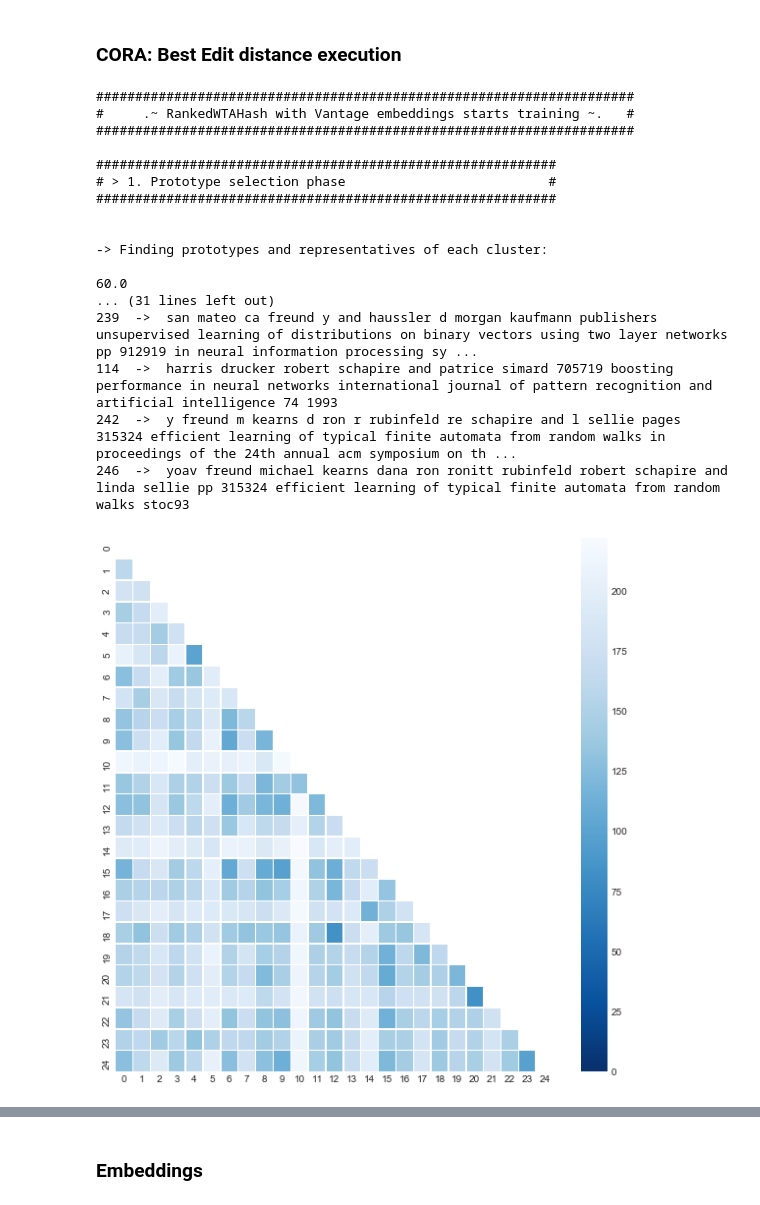
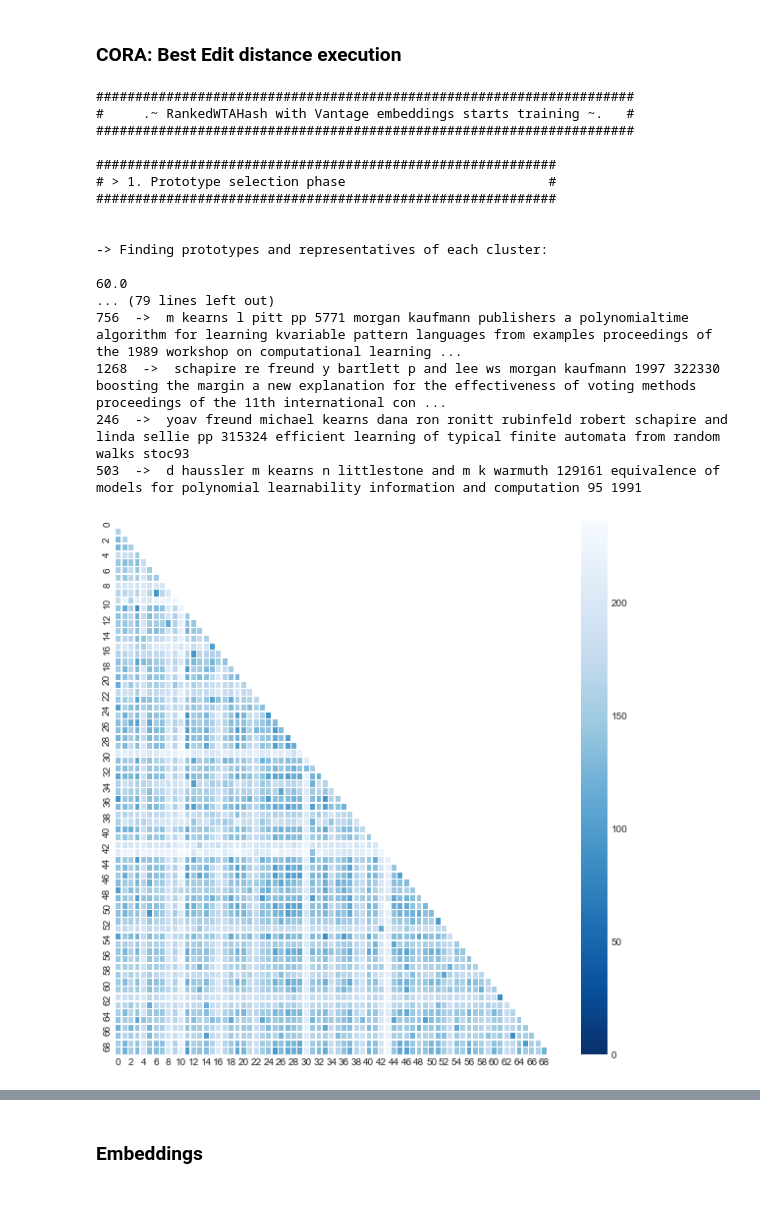
Before and after one commit to Nikoletos-K/WinnER, a Jupyter notebook: EntireDatasetJupyter-Current.ipynb, the cells around one changed output, grey strips where cells are left out. Saved outputs shown, nothing was run; the diff lists cells and outputs as text; code cells hidden in the pictures.

```diff
--- a/EntireDatasetJupyter-Current.ipynb
+++ b/EntireDatasetJupyter-Current.ipynb
@@ -1233,7 +1231,7 @@ ngramms= 3                                  # If jaccard used, n-gramms are used
 jaccard_withchars = False                    # n-gramms either of chars and either of words
 
 # Prototype selection
-max_numberOf_clusters= 100                  # Νumber of loops for finding representatives, it is an upper bound of clusters.
+max_numberOf_clusters= 500                  # Νumber of loops for finding representatives, it is an upper bound of clusters.
 max_editDistance= 120                       # The threshold for the triangle inequality
 distanceMetric= 'edit'                   # Distance metric between the vectors when creating the space
 prototypesFilterThr = 80                # Prototypes must differ more that threshold
@@ -1258,35 +1256,35 @@ model = RankedWTAHash(
     max_editDistance= max_editDistance,
     windowSize= windowSize,
     similarityThreshold= similarityThreshold,
     metric=metric,
     similarityVectors=similarityVectors,
     number_of_permutations = number_of_permutations,
     distanceMetric= distanceMetric,
     distanceMetricEmbedding = distanceMetricEmbedding,
     ngramms= ngramms,
     jaccard_withchars = jaccard_withchars,
     prototypesFilterThr = prototypesFilterThr
 )
 model = model.fit(data)
 acc,f1,precision,recall = evaluate_cora(model.mapping_matrix,true_matrix, False)
 exec_time = time.time() - start
 results_dataframe.loc[len(results_dataframe)+1] = [max_numberOf_clusters,max_editDistance,similarityThreshold,windowSize,metric,similarityVectors,distanceMetricEmbedding,distanceMetric,number_of_permutations,ngramms,jaccard_withchars,acc,precision,recall,f1,exec_time]
 # %% [output]
 #####################################################################
 #     .~ RankedWTAHash with Vantage embeddings starts training ~.   #
 #####################################################################
 
 ###########################################################
 # > 1. Prototype selection phase                          #
 ###########################################################
 
 
 -> Finding prototypes and representatives of each cluster:
 
 60.0
-... (31 lines left out)
-239  ->  san mateo ca freund y and haussler d morgan kaufmann publishers unsupervised learning of distributions on binary vectors using two layer networks pp 912919 in neural information processing sy ...
-114  ->  harris drucker robert schapire and patrice simard 705719 boosting performance in neural networks international journal of pattern recognition and artificial intelligence 74 1993
-242  ->  y freund m kearns d ron r rubinfeld re schapire and l sellie pages 315324 efficient learning of typical finite automata from random walks in proceedings of the 24th annual acm symposium on th ...
+... (79 lines left out)
+756  ->  m kearns l pitt pp 5771 morgan kaufmann publishers a polynomialtime algorithm for learning kvariable pattern languages from examples proceedings of the 1989 workshop on computational learning ...
+1268  ->  schapire re freund y bartlett p and lee ws morgan kaufmann 1997 322330 boosting the margin a new explanation for the effectiveness of voting methods proceedings of the 11th international con ...
 246  ->  yoav freund michael kearns dana ron ronitt rubinfeld robert schapire and linda sellie pp 315324 efficient learning of typical finite automata from random walks stoc93
+503  ->  d haussler m kearns n littlestone and m k warmuth 129161 equivalence of models for polynomial learnability information and computation 95 1991
-[figure, old version]
+[figure, new version]
```
Also changed, not shown: parts of 5 cells of this notebook.
